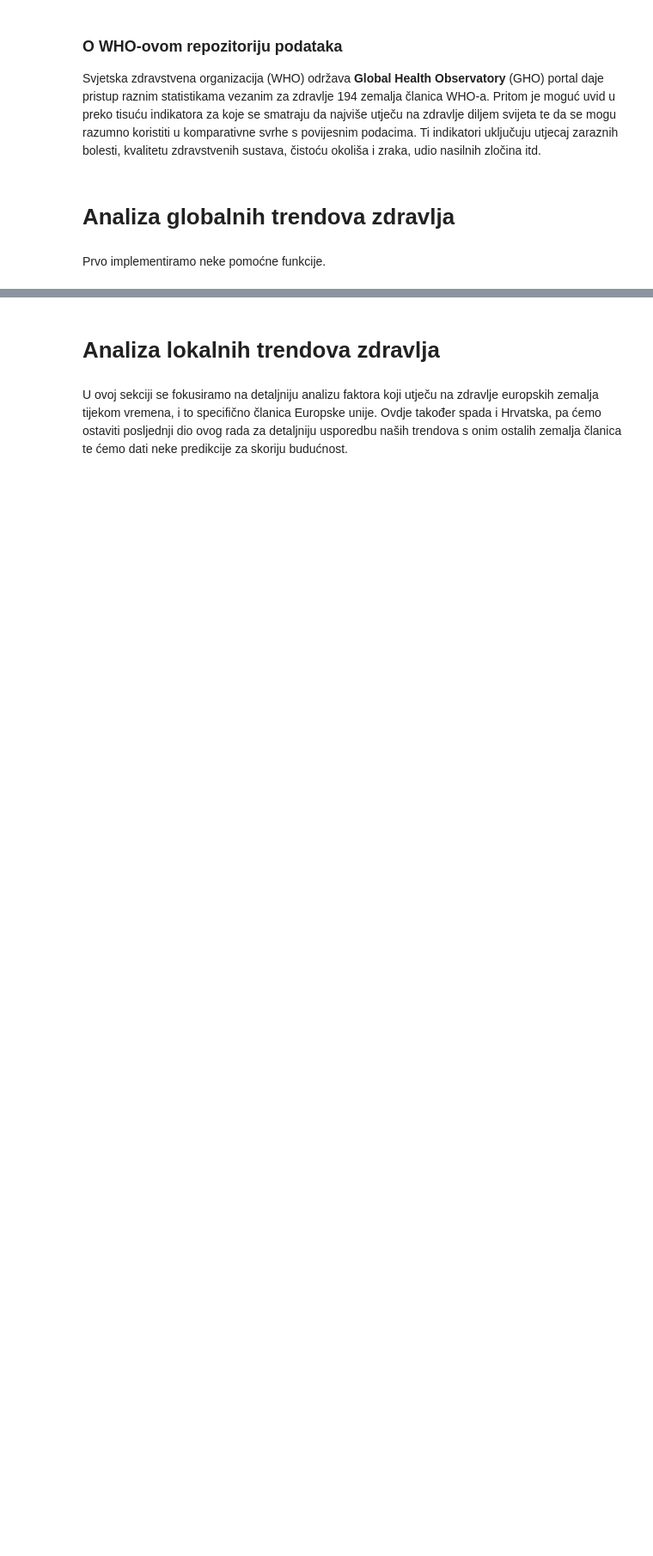
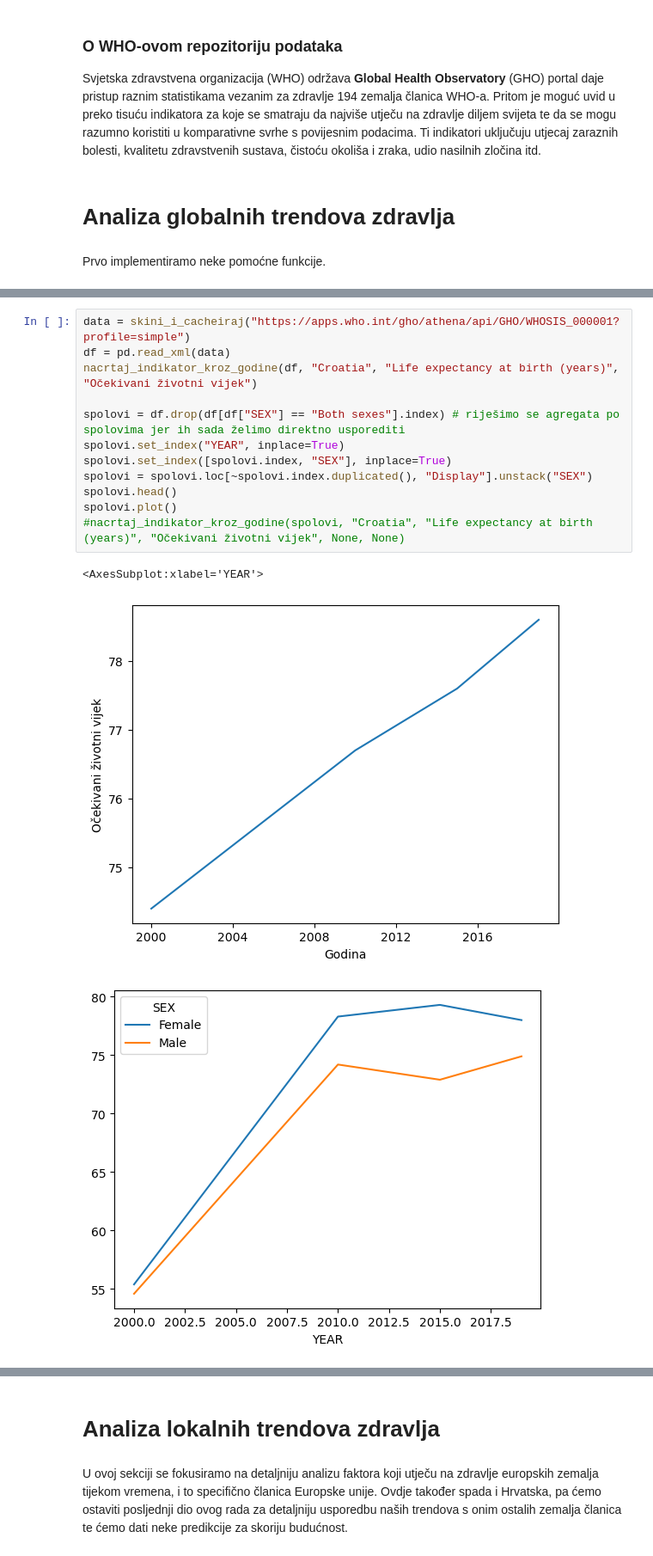
Before and after one commit to mraguzin/matsoft-esej1, a Jupyter notebook: Esej1LifeExpectancies.ipynb, the cells around one changed output, grey strips where cells are left out. Shown at 86% size. Saved outputs shown, nothing was run; the diff lists cells and outputs as text; blank space fills up the shorter version.

```diff
--- a/Esej1LifeExpectancies.ipynb
+++ b/Esej1LifeExpectancies.ipynb
@@ -49,0 +71,16 @@ df.head()
+# %%
+data = skini_i_cacheiraj("https://apps.who.int/gho/athena/api/GHO/WHOSIS_000001?profile=simple")
+df = pd.read_xml(data)
+nacrtaj_indikator_kroz_godine(df, "Croatia", "Life expectancy at birth (years)", "Očekivani životni vijek")
+
+spolovi = df.drop(df[df["SEX"] == "Both sexes"].index) # riješimo se agregata po spolovima jer ih sada želimo direktno usporediti
+spolovi.set_index("YEAR", inplace=True)
+spolovi.set_index([spolovi.index, "SEX"], inplace=True)
+spolovi = spolovi.loc[~spolovi.index.duplicated(), "Display"].unstack("SEX")
+spolovi.head()
+spolovi.plot()
+#nacrtaj_indikator_kroz_godine(spolovi, "Croatia", "Life expectancy at birth (years)", "Očekivani životni vijek", None, None)
+# %% [output]
+<AxesSubplot:xlabel='YEAR'>
+[figure, added]
+[figure, added]
```
Also changed, not shown: parts of 3 cells of this notebook.
